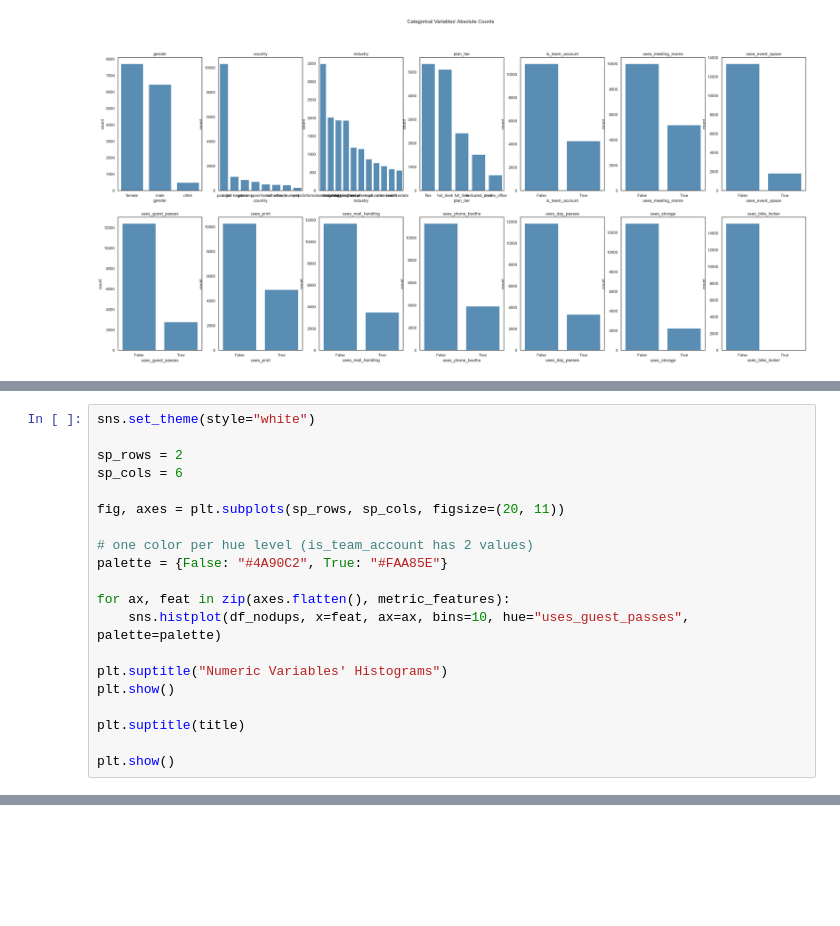
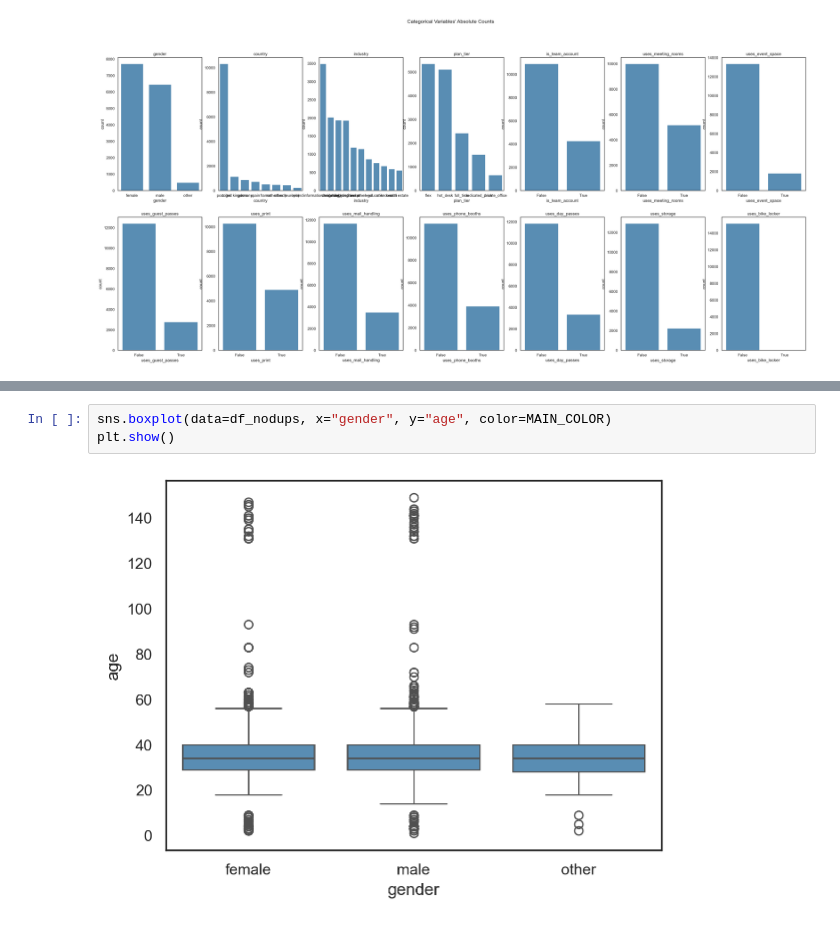
Before and after one commit to saradfalves/DM_Group20, a Jupyter notebook: notebooks/EDA_Sara.ipynb, the cells around one changed output, grey strips where cells are left out. Cells and saved outputs as stored; diff of their text form; blank space fills up the shorter version.

Commit message:
Exploring relationships between categorical values

```diff
--- a/notebooks/EDA_Sara.ipynb
+++ b/notebooks/EDA_Sara.ipynb
@@ -411,20 +412,0 @@ plt.show()
-# %%
-sns.set_theme(style="white")
-
-sp_rows = 2
-sp_cols = 6
-
-fig, axes = plt.subplots(sp_rows, sp_cols, figsize=(20, 11))
-
-# one color per hue level (is_team_account has 2 values)
-palette = {False: "#4A90C2", True: "#FAA85E"}
-
-for ax, feat in zip(axes.flatten(), metric_features):
-    sns.histplot(df_nodups, x=feat, ax=ax, bins=10, hue="uses_guest_passes", palette=palette)
-
-plt.suptitle("Numeric Variables' Histograms")
-plt.show()
-
-plt.suptitle(title)
-
-plt.show()
@@ -433,0 +413,5 @@ plt.show()
+# %%
+sns.boxplot(data=df_nodups, x="gender", y="age", color=MAIN_COLOR)
+plt.show()
+# %% [output]
+[figure, added]
```
Also changed, not shown: parts of 3 cells of this notebook.
